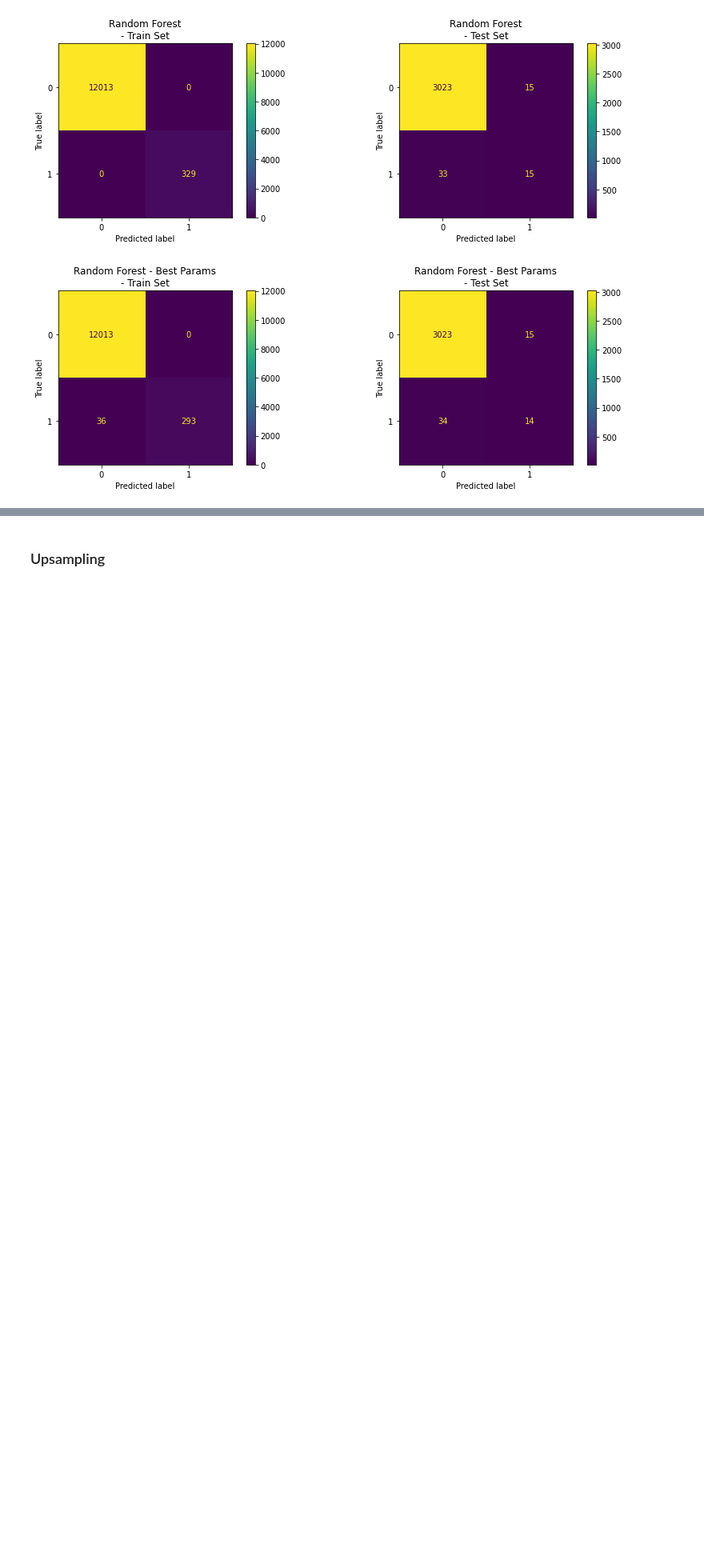
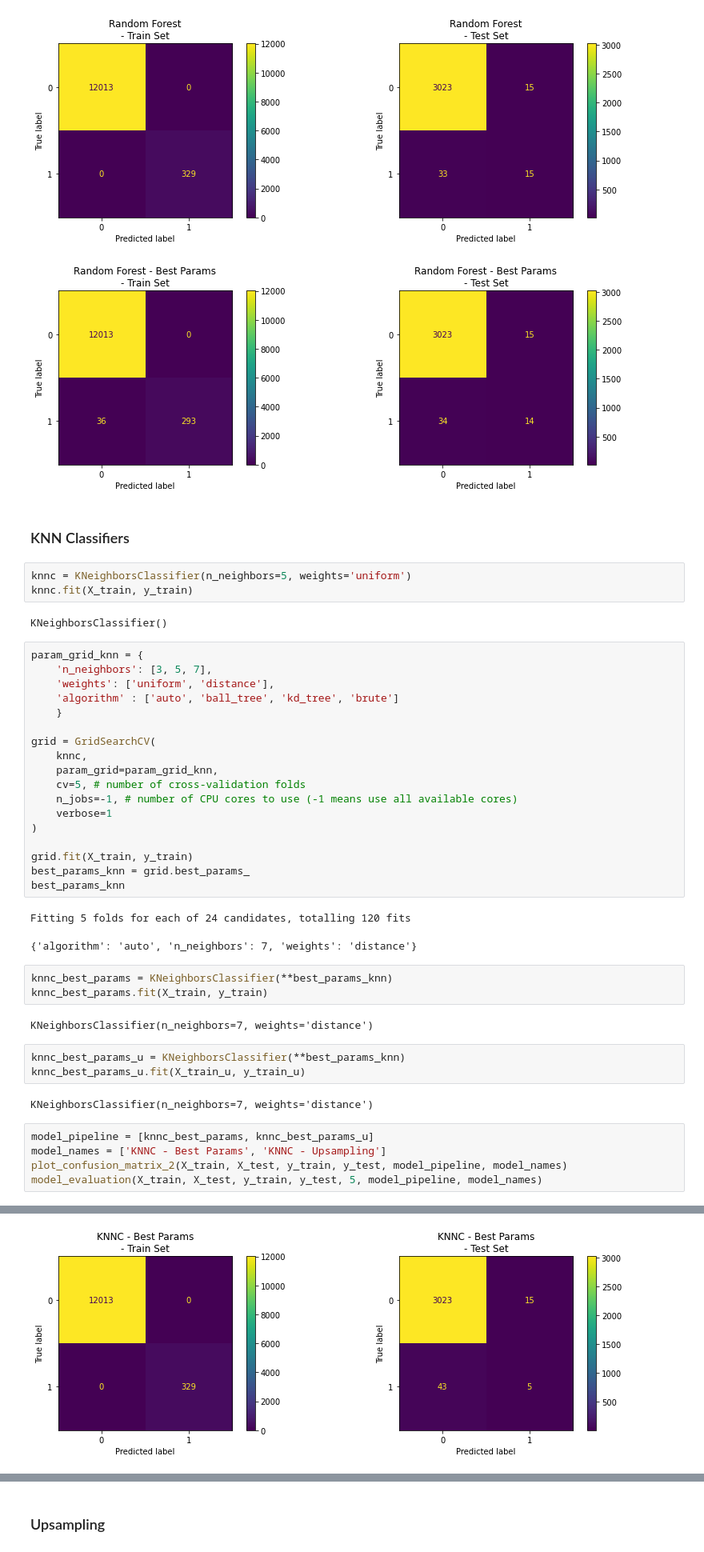
Before and after one commit to tthaopham/Oscars_Predictions, a Jupyter notebook: imdb_machine_learning.ipynb, the cells around one changed output, grey strips where cells are left out. Shown at 80% size. Cells and saved outputs as stored; diff of their text form; blank space fills up the shorter version.

```diff
--- a/imdb_machine_learning.ipynb
+++ b/imdb_machine_learning.ipynb
@@ -641,3 +735,47 @@ model_evaluation(X_train, X_test, y_train, y_test, 5, model_pipeline, model_name
 | 4 | Std of Scores |  |  | 0.00 |
 [figure]
 [figure]
+# %% [markdown]
+### KNN Classifiers
+# %%
+knnc = KNeighborsClassifier(n_neighbors=5, weights='uniform')
+knnc.fit(X_train, y_train)
+# %% [output]
+KNeighborsClassifier()
+# %%
+param_grid_knn = {
+    'n_neighbors': [3, 5, 7],
+    'weights': ['uniform', 'distance'],
+    'algorithm' : ['auto', 'ball_tree', 'kd_tree', 'brute']
+    }
+
+grid = GridSearchCV(
+    knnc,
+    param_grid=param_grid_knn,
+    cv=5, # number of cross-validation folds
+    n_jobs=-1, # number of CPU cores to use (-1 means use all available cores)
+    verbose=1
+)
+
+grid.fit(X_train, y_train)
+best_params_knn = grid.best_params_
+best_params_knn
+# %% [output]
+Fitting 5 folds for each of 24 candidates, totalling 120 fits
+{'algorithm': 'auto', 'n_neighbors': 7, 'weights': 'distance'}
+# %%
+knnc_best_params = KNeighborsClassifier(**best_params_knn)
+knnc_best_params.fit(X_train, y_train)
+# %% [output]
+KNeighborsClassifier(n_neighbors=7, weights='distance')
+# %%
+knnc_best_params_u = KNeighborsClassifier(**best_params_knn)
+knnc_best_params_u.fit(X_train_u, y_train_u)
+# %% [output]
+KNeighborsClassifier(n_neighbors=7, weights='distance')
+# %%
+model_pipeline = [knnc_best_params, knnc_best_params_u]
+model_names = ['KNNC - Best Params', 'KNNC - Upsampling']
+plot_confusion_matrix_2(X_train, X_test, y_train, y_test, model_pipeline, model_names)
+model_evaluation(X_train, X_test, y_train, y_test, 5, model_pipeline, model_names)
+# %% [output]
@@ -643,0 +796 @@ model_evaluation(X_train, X_test, y_train, y_test, 5, model_pipeline, model_name
+[figure, added]
```
Also changed, not shown: parts of 40 cells of this notebook.
